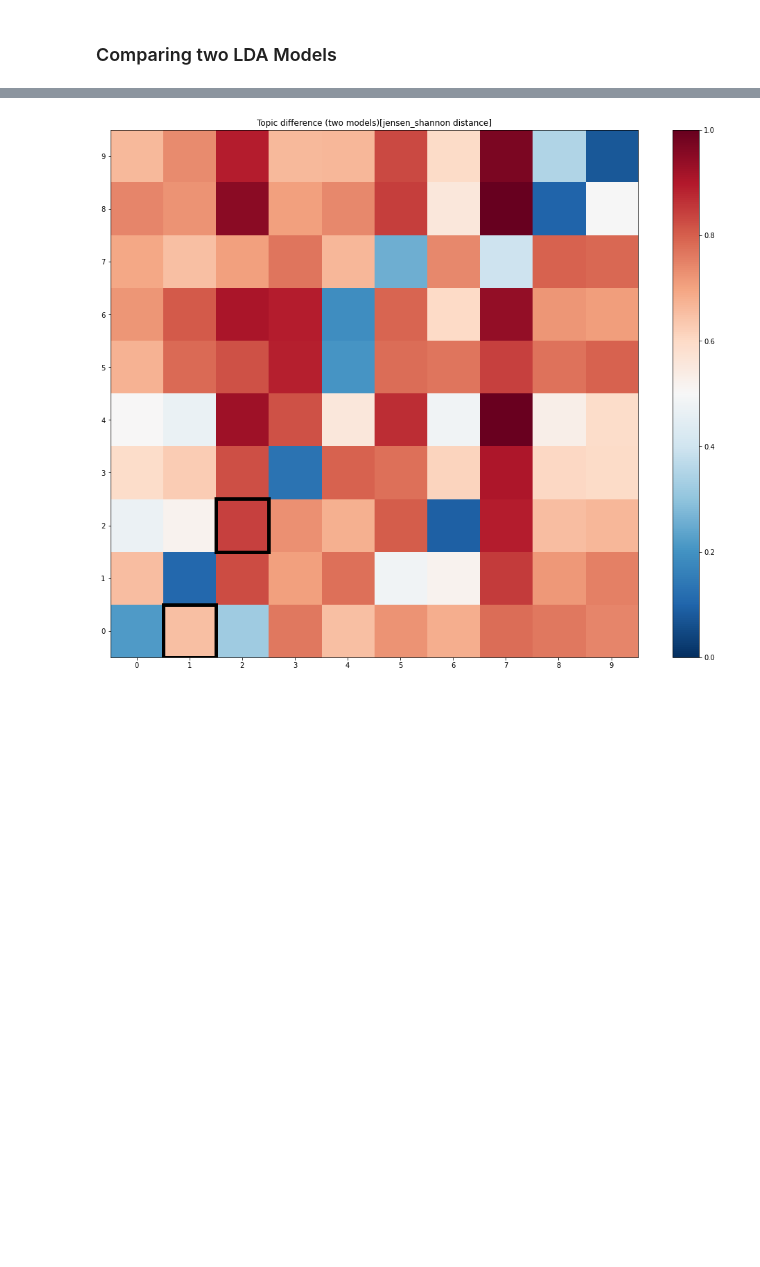
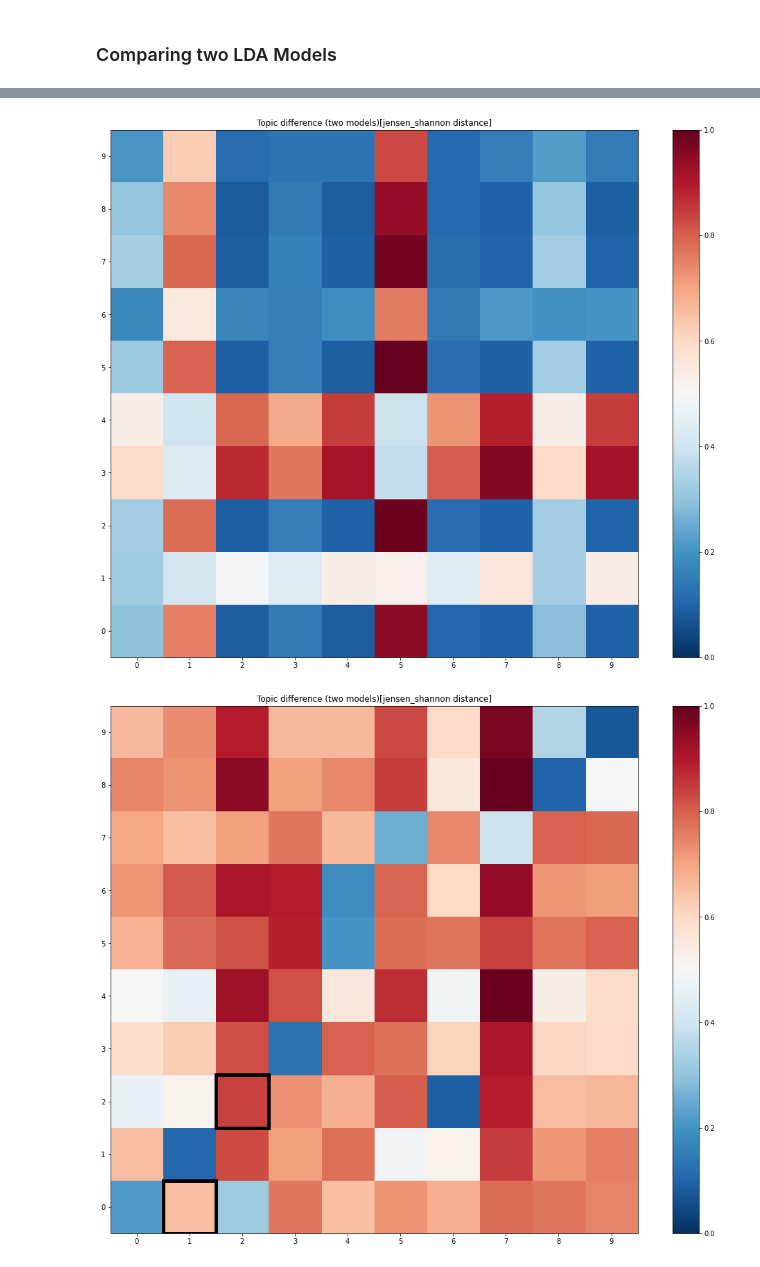
Before and after one commit to Frankie8472/masters-thesis, a Jupyter notebook: thesis_code/main.ipynb, the cells around one changed output, grey strips where cells are left out. Drawn from its saved outputs; the diff is of its cells as text; code cells hidden in the pictures; blank space fills up the shorter version.

```diff
--- a/thesis_code/main.ipynb
+++ b/thesis_code/main.ipynb
@@ -52,0 +148,2 @@ torch.cuda.empty_cache()
+# %%
+mdiff, annotation = diff(model1.model, model2.model, distance="jensen_shannon", num_words=1000000)
@@ -455,9 +433,10 @@ def plot_difference_matplotlib(mdiff, title="", annotation=None):
         axis.set_major_locator(MaxNLocator(integer=True))
     plt.title(title)
     plt.colorbar(data)
-    for (i, j) in [(0,1), (2,2)]:
-        ax.add_patch(Rectangle((j-.5, i-.5), 1, 1, 0.0, fill=None, ec='black', lw=50/topics))
     #plt.savefig(f"./data/test_{topics}.png", dpi=300)
 
 distance = 'jensen_shannon' # 'kullback_leibler', 'hellinger', 'jaccard', 'jensen_shannon'
 num_words = 1000000000
+# %%
+plot_difference_matplotlib(mdiff, title=f"Topic difference (two models)[{distance} distance]", annotation=annotation)
+# %% [output]
@@ -464,3 +444,4 @@ num_words = 1000000000
+[figure, added]
 # %%
 mdiff, annotation = ldamodel_2.diff(ldamodel_1, distance=distance, num_words=num_words)
 plot_difference_matplotlib(mdiff, title=f"Topic difference (two models)[{distance} distance]", annotation=annotation)
```
Also changed, not shown: parts of 27 cells of this notebook.
